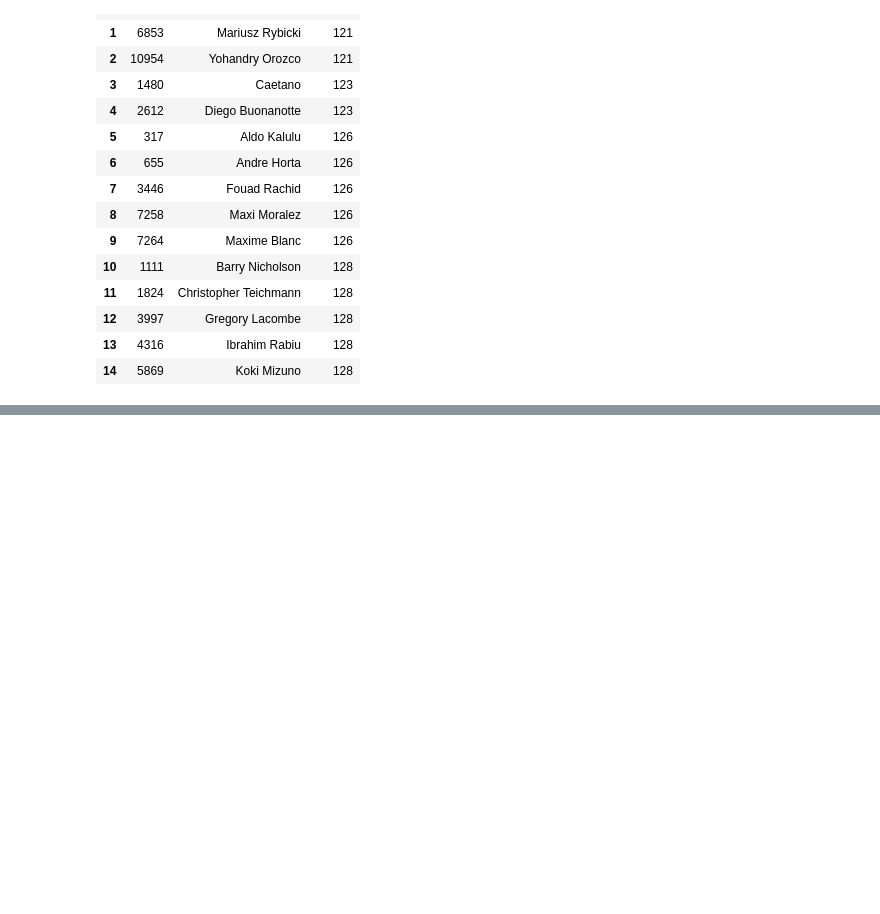
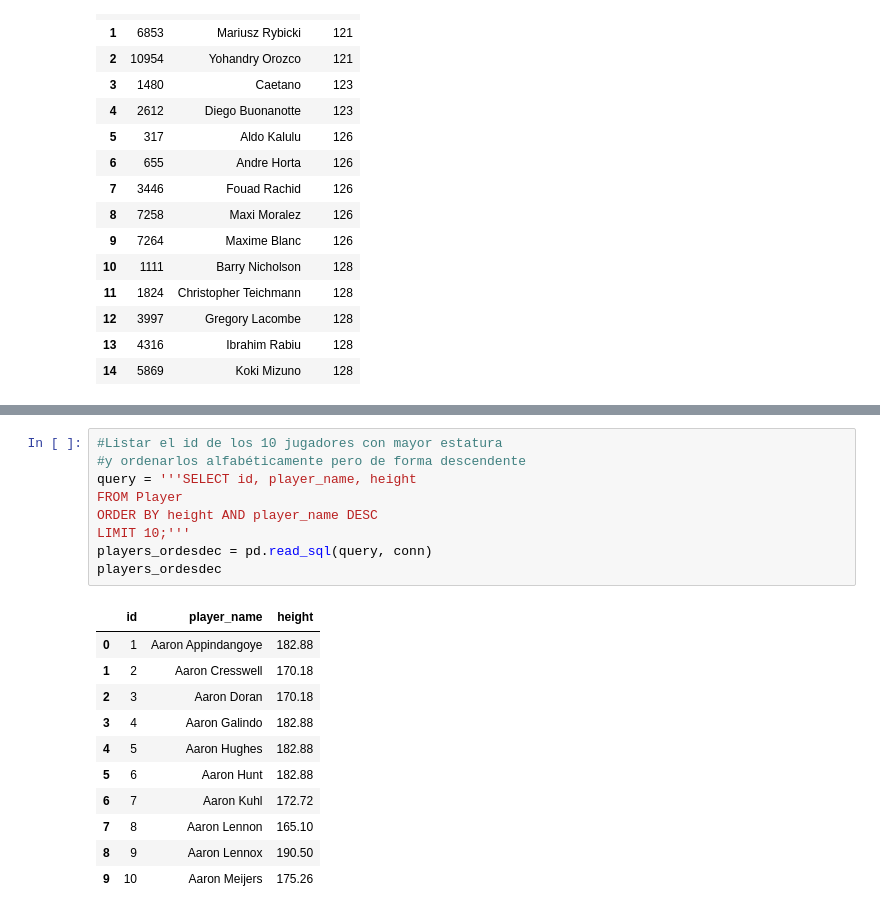
Before and after one commit to LorenaAmaya/Talento-Tech, a Jupyter notebook: TALLER_SQL.ipynb, the cells around one changed output, grey strips where cells are left out. Cells and saved outputs as stored; diff of their text form; blank space fills up the shorter version.

```diff
--- a/TALLER_SQL.ipynb
+++ b/TALLER_SQL.ipynb
@@ -1043,0 +1073,21 @@ player_wasc
+# %%
+#Listar el id de los 10 jugadores con mayor estatura
+#y ordenarlos alfabéticamente pero de forma descendente
+query = '''SELECT id, player_name, height
+FROM Player
+ORDER BY height AND player_name DESC
+LIMIT 10;'''
+players_ordesdec = pd.read_sql(query, conn)
+players_ordesdec
+# %% [output]
+|  | id | player_name | height |
+| 0 | 1 | Aaron Appindangoye | 182.88 |
+| 1 | 2 | Aaron Cresswell | 170.18 |
+| 2 | 3 | Aaron Doran | 170.18 |
+| 3 | 4 | Aaron Galindo | 182.88 |
+| 4 | 5 | Aaron Hughes | 182.88 |
+| 5 | 6 | Aaron Hunt | 182.88 |
+| 6 | 7 | Aaron Kuhl | 172.72 |
+| 7 | 8 | Aaron Lennon | 165.10 |
+| 8 | 9 | Aaron Lennox | 190.50 |
+| 9 | 10 | Aaron Meijers | 175.26 |
```
Also changed, not shown: parts of 11 cells of this notebook.
